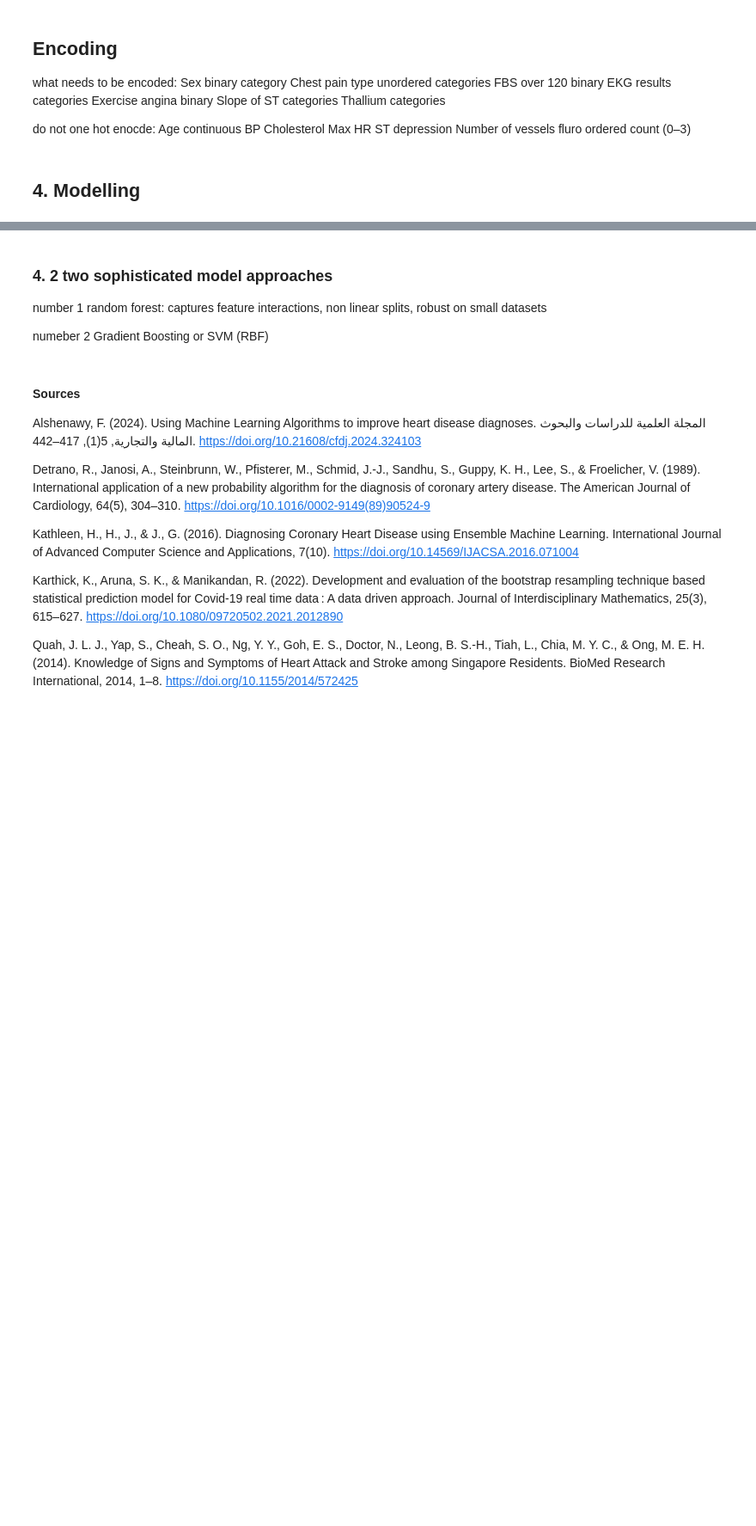
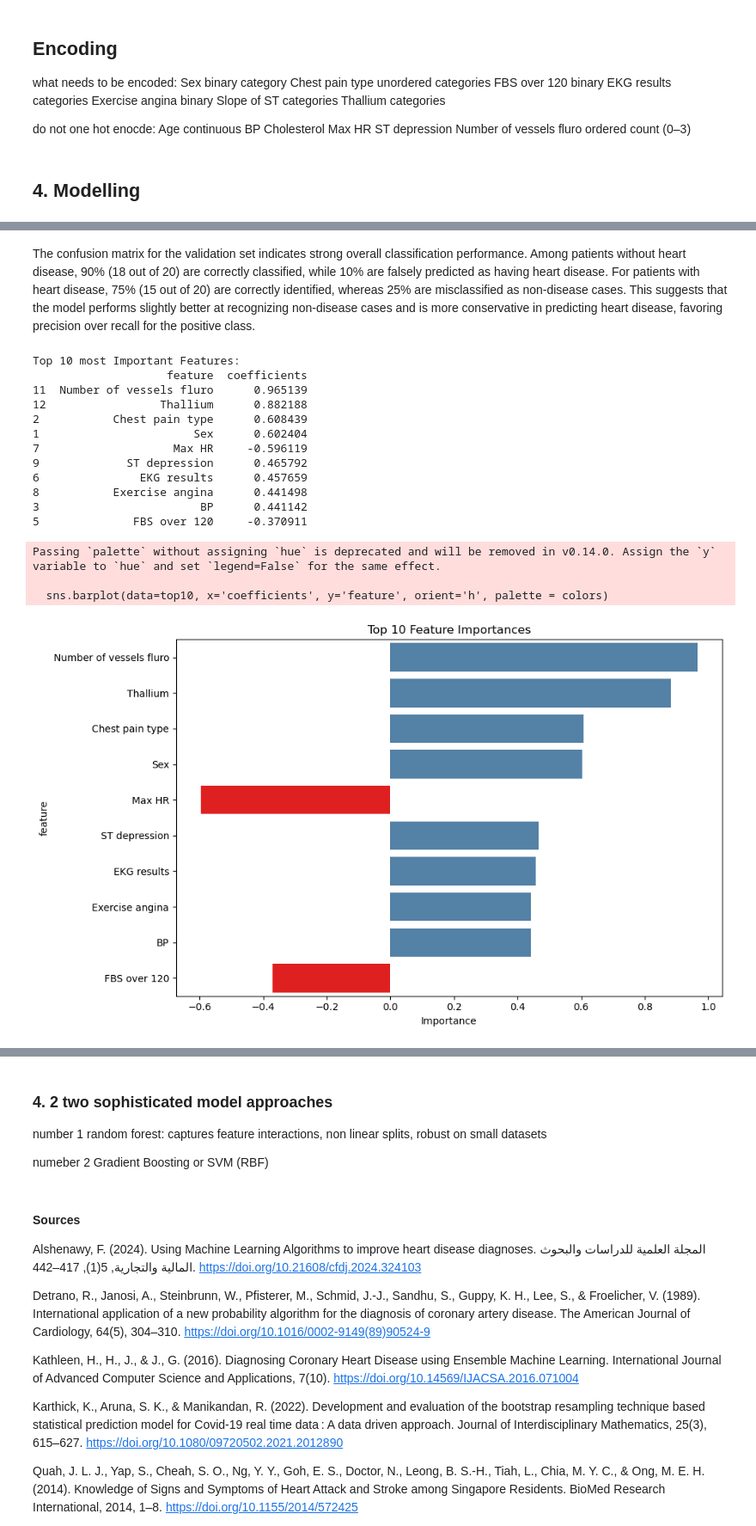
Before and after one commit to micheleishere/CO2, a Jupyter notebook: Project_CO2_main.ipynb, the cells around one changed output, grey strips where cells are left out. Shown at 86% size. Saved outputs shown, nothing was run; the diff lists cells and outputs as text; code cells hidden in the pictures; blank space fills up the shorter version.

```diff
--- a/Project_CO2_main.ipynb
+++ b/Project_CO2_main.ipynb
@@ -375,0 +489,44 @@ is interpretable, medically standard and easy to explain coefficients
+# %% [markdown]
+The confusion matrix for the validation set indicates strong overall classification performance. Among patients without heart disease, 90% (18 out of 20) are correctly classified, while 10% are falsely predicted as having heart disease. For patients with heart disease, 75% (15 out of 20) are correctly identified, whereas 25% are misclassified as non-disease cases. This suggests that the model performs slightly better at recognizing non-disease cases and is more conservative in predicting heart disease, favoring precision over recall for the positive class.
+# %%
+import numpy as np
+import pandas as pd
+# Feature Importance
+
+# Ensure the feature names match the columns used for training
+feature_names_log = train_X.columns
+
+feature_import_log = pd.DataFrame({"feature": feature_names_log,
+                               "coefficients": log_reg.coef_[0]}).sort_values("coefficients", key=abs, ascending=False)
+
+top10 = feature_import_log.head(10)
+
+print("\nTop 10 most Important Features:")
+print(top10)
+
+colors = ["red" if c < 0 else "steelblue" for c in top10["coefficients"]]
+
+#Plot feature imporance
+plt.figure(figsize=(10, 6))
+sns.barplot(data=top10, x='coefficients', y='feature', orient='h', palette = colors)
+plt.title('Top 10 Feature Importances')
+plt.xlabel('Importance')
+plt.tight_layout()
+plt.show()
+# %% [output]
+Top 10 most Important Features:
+                    feature  coefficients
+11  Number of vessels fluro      0.965139
+12                 Thallium      0.882188
+2           Chest pain type      0.608439
+1                       Sex      0.602404
+7                    Max HR     -0.596119
+9             ST depression      0.465792
+6               EKG results      0.457659
+8           Exercise angina      0.441498
+3                        BP      0.441142
+5              FBS over 120     -0.370911
+Passing `palette` without assigning `hue` is deprecated and will be removed in v0.14.0. Assign the `y` variable to `hue` and set `legend=False` for the same effect.
+
+  sns.barplot(data=top10, x='coefficients', y='feature', orient='h', palette = colors)
+[figure, added]
```
Also changed, not shown: parts of 34 cells of this notebook.
